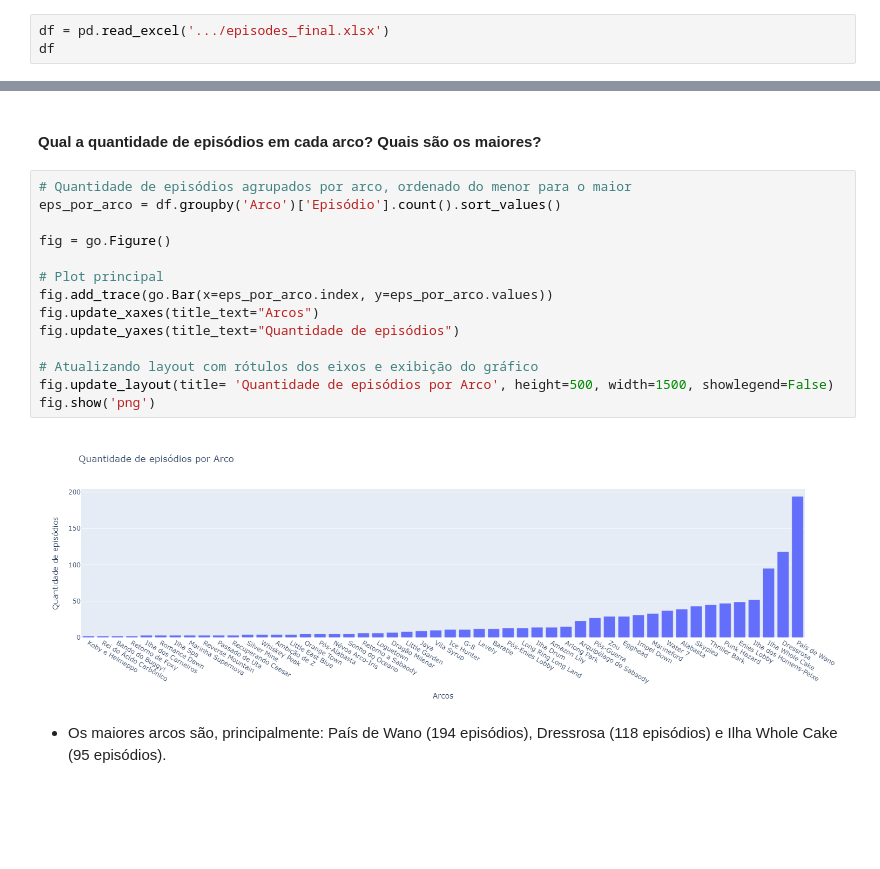
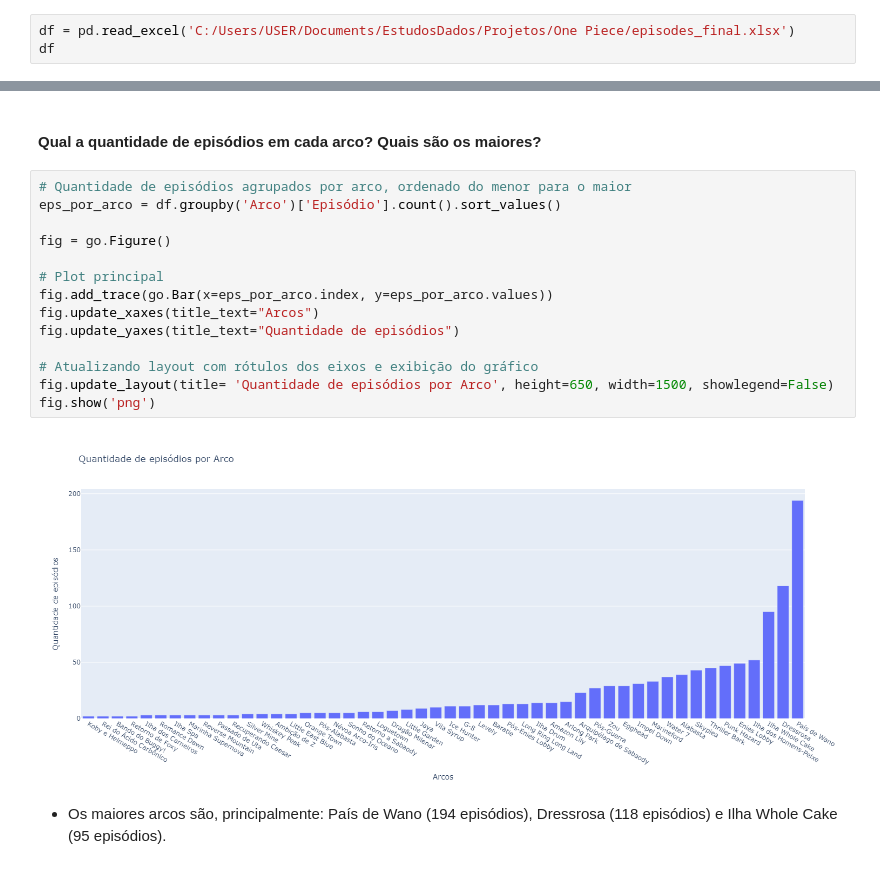
Before and after one commit to matheussmelo/OnePieceProject, a Jupyter notebook: 2. EDA.ipynb, the cells around one changed output, grey strips where cells are left out. Saved outputs shown, nothing was run; the diff lists cells and outputs as text; blank space fills up the shorter version.

```diff
--- a/2. EDA.ipynb
+++ b/2. EDA.ipynb
@@ -42,7 +42,7 @@ import plotly.graph_objects as go
 # %% [markdown]
 #### Leitura do Dataset principal
 # %%
-df = pd.read_excel('.../episodes_final.xlsx')
+df = pd.read_excel('C:/Users/USER/Documents/EstudosDados/Projetos/One Piece/episodes_final.xlsx')
 df
 # %% [output]
 |  | Episódio | Arco | Tipo | Título | Lançamento | Votos | Avaliação |
@@ -204,19 +204,19 @@ fig.show('png')
 # %%
 # Quantidade de episódios agrupados por arco, ordenado do menor para o maior
 eps_por_arco = df.groupby('Arco')['Episódio'].count().sort_values()
 
 fig = go.Figure()
 
 # Plot principal
 fig.add_trace(go.Bar(x=eps_por_arco.index, y=eps_por_arco.values))
 fig.update_xaxes(title_text="Arcos")
 fig.update_yaxes(title_text="Quantidade de episódios")
 
 # Atualizando layout com rótulos dos eixos e exibição do gráfico
-fig.update_layout(title= 'Quantidade de episódios por Arco', height=500, width=1500, showlegend=False)
+fig.update_layout(title= 'Quantidade de episódios por Arco', height=650, width=1500, showlegend=False)
 fig.show('png')
 # %% [output]
-[figure, old version]
+[figure, new version]
 # %% [markdown]
 - Os maiores arcos são, principalmente: País de Wano (194 episódios), Dressrosa (118 episódios) e Ilha Whole Cake (95 episódios).
 # %% [markdown]
```
Also changed, not shown: parts of 4 cells of this notebook.
